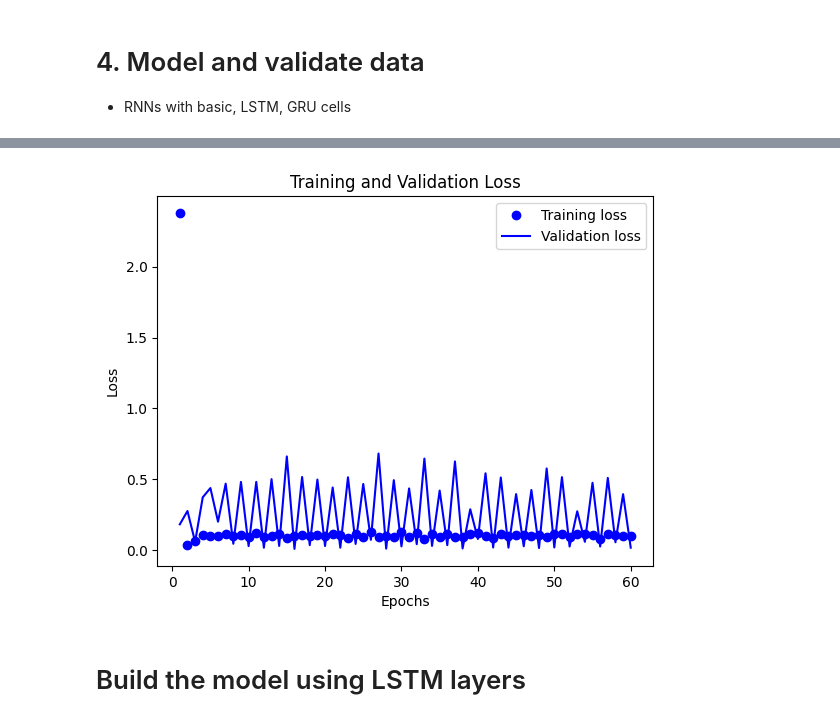
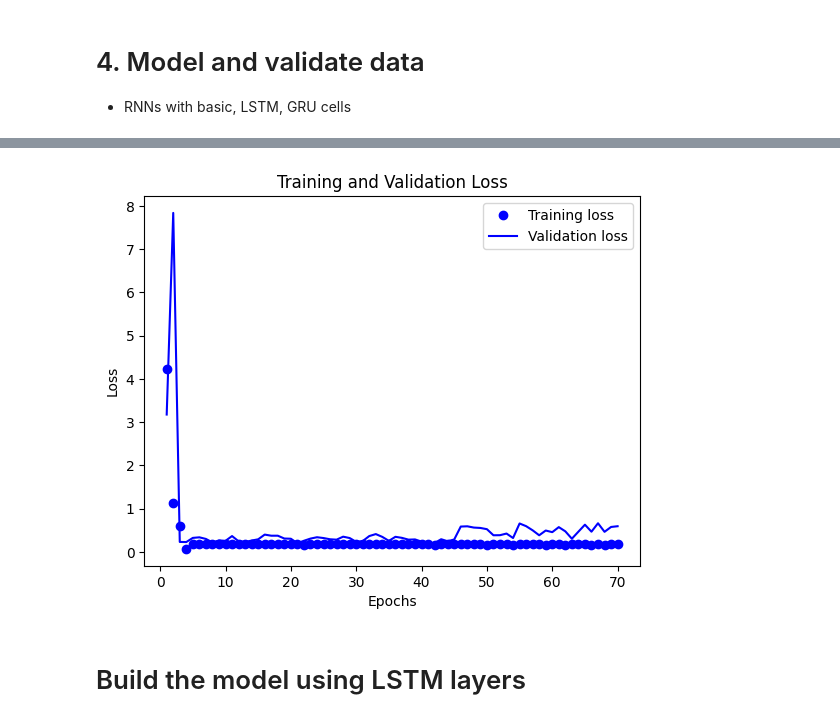
Before and after one commit to Derun-Chai/Assignment3, a Jupyter notebook: Assignment3.ipynb, the cells around one changed output, grey strips where cells are left out. Cells and saved outputs as stored; diff of their text form; code cells hidden in the pictures.

```diff
--- a/Assignment3.ipynb
+++ b/Assignment3.ipynb
@@ -299,9 +299,9 @@ n_inputs = 4
 n_neurons = 300
 n_outputs = 4
 n_layers = 2
-learning_rate = 0.0018
-batch_size = 130
-n_epochs = 60
+learning_rate = 0.0025
+batch_size = 100
+n_epochs = 70
 
 # Build the model
 model = tf.keras.Sequential()
@@ -398,4 +398,4 @@ Epoch 4/60
-[figure, old version]
+[figure, new version]
 # %% [markdown]
 # Build the model using LSTM layers
 # %%
```
Also changed, not shown: parts of 2 cells of this notebook.
